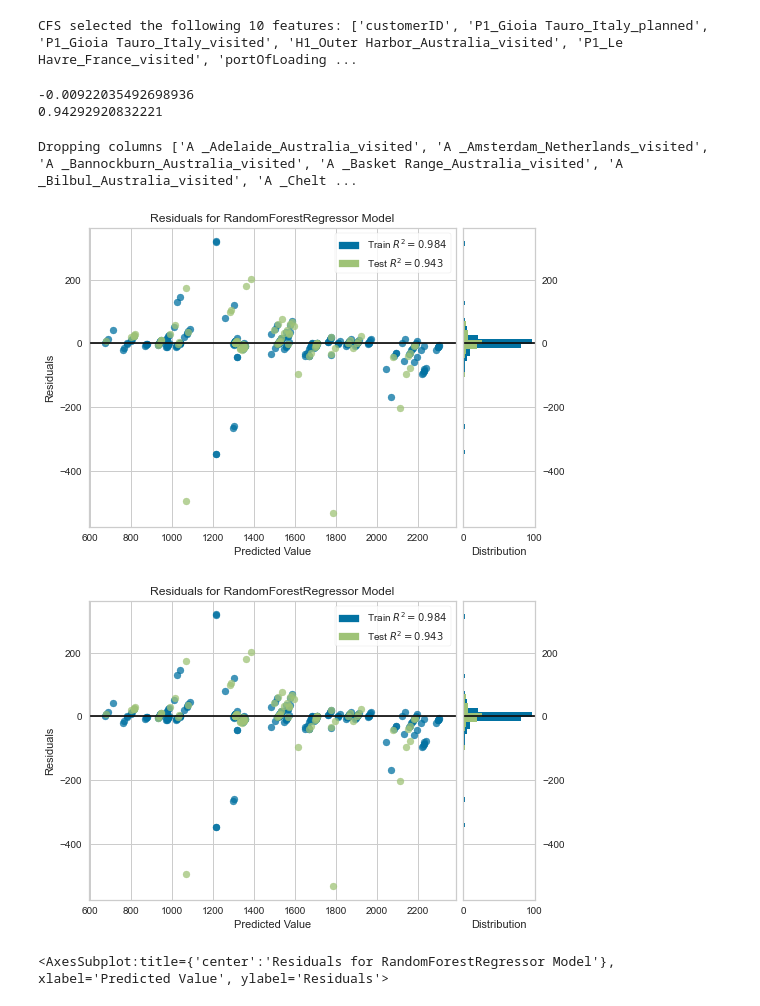
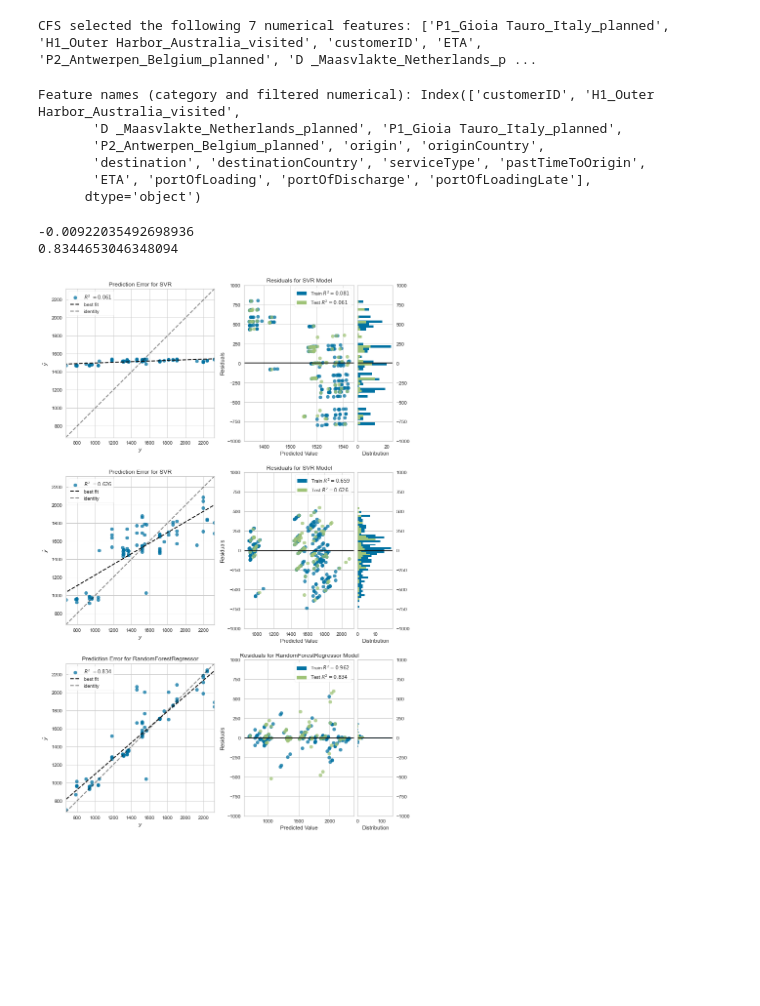
Before and after one commit to thijnalbers/ThesisCode, a Jupyter notebook: Notebook.ipynb, the cells around one changed output. Drawn from its saved outputs; the diff is of its cells as text; code cells hidden in the pictures; blank space fills up the shorter version.

Commit message:
Plot models against eachother

```diff
--- a/Notebook.ipynb
+++ b/Notebook.ipynb
@@ -205,7 +213,6 @@ from typing import List, Set
 def avg(x):
     return sum(x) / len(x)
 
-df_num = df.select_dtypes(include='number')
 f_c_matrix = corr_matrix[["ATA"]].abs().drop('ATA')
 f_f_matrix = corr_matrix.abs().drop('ATA')
 feature_names_num = df_num.drop(columns=['ATA'])
@@ -248,34 +255,33 @@ def best_first_search() -> Set[str]:
 
 
 cfs_result = list(best_first_search())
-print(f"CFS selected the following {len(cfs_result)} features: {cfs_result}")
+print(f"CFS selected the following {len(cfs_result)} numerical features: {cfs_result}")
 # %% [output]
-CFS selected the following 10 features: ['customerID', 'P1_Gioia Tauro_Italy_planned', 'P1_Gioia Tauro_Italy_visited', 'H1_Outer Harbor_Australia_visited', 'P1_Le Havre_France_visited', 'portOfLoading ...
+CFS selected the following 7 numerical features: ['P1_Gioia Tauro_Italy_planned', 'H1_Outer Harbor_Australia_visited', 'customerID', 'ETA', 'P2_Antwerpen_Belgium_planned', 'D _Maasvlakte_Netherlands_p ...
 # %%
 from sklearn.preprocessing import StandardScaler
 from sklearn.model_selection import train_test_split
 
-X = X[X.columns.intersection(cfs_result + list(df.select_dtypes(include='number').columns.values))]
+X = X[X.columns.intersection(cfs_result + list(df_cat.columns.values))]
 
 feature_names = X.columns
-
+print(f'Feature names (category and filtered numerical): {feature_names}')
 X.fillna(0, inplace=True)
 y.fillna(0, inplace=True)
 
 X_train, X_test, y_train, y_test = train_test_split(X, y,random_state=0)
+# %% [output]
+Feature names (category and filtered numerical): Index(['customerID', 'H1_Outer Harbor_Australia_visited',
+       'D _Maasvlakte_Netherlands_planned', 'P1_Gioia Tauro_Italy_planned',
+       'P2_Antwerpen_Belgium_planned', 'origin', 'originCountry',
+       'destination', 'destinationCountry', 'serviceType', 'pastTimeToOrigin',
+       'ETA', 'portOfLoading', 'portOfDischarge', 'portOfLoadingLate'],
+      dtype='object')
 # %%
 from sklearn.svm import SVR
 from sklearn.ensemble import RandomForestRegressor
 from sklearn.pipeline import make_pipeline, Pipeline
 from sklearn.metrics import mean_squared_error
-
-# import wandb
-# # from wandb.sklearn import plot_learning_curve
-
-# wandb.init(project="thesis-code")
-# regr = svm.SVR(kernel='linear')
-# regr.fit(X_train.values, y_train.values)
-# wandb.sklearn.plot_regressor(regr, X_train.values, X_test.values, y_train.values, y_test.values,  model_name='SVR')
 
 from sklearn.dummy import DummyRegressor
 
@@ -283,48 +289,29 @@ pipe_dummy = make_pipeline(StandardScaler(), DummyRegressor(strategy='mean'))
 pipe_dummy.fit(X_train, y_train)
 print(pipe_dummy.score(X_test, y_test))
 
-pipe = Pipeline([('scaler', StandardScaler()), ('forest', RandomForestRegressor())])
-pipe.fit(X_train, y_train)
-print(pipe.score(X_test, y_test))
+pipelines = [Pipeline([('scaler', StandardScaler()), ('model', m)]) for m in [SVR(kernel='rbf'), SVR(kernel='linear'), RandomForestRegressor()]]
+for pipe in pipelines:
+    pipe.fit(X_train, y_train)
+print(pipelines[-1].score(X_test, y_test))
 # %% [output]
 -0.00922035492698936
-0.94292920832221
+0.8344653046348094
-# %%
-# drop all the columns in the dataset that have only a single value
-def constant_cols(df):
-    a = df.to_numpy()
-    return (a[0] == a).all(0)
-
-cols_single_value = constant_cols(df)
-cols_to_drop = [column for (i, column) in enumerate(df.columns) if cols_single_value[i]]
-print(f'Dropping columns {cols_to_drop} because they contain only a single value')
-df = df.drop(columns=cols_to_drop)
-# %% [output]
-Dropping columns ['A _Adelaide_Australia_visited', 'A _Amsterdam_Netherlands_visited', 'A _Bannockburn_Australia_visited', 'A _Basket Range_Australia_visited', 'A _Bilbul_Australia_visited', 'A _Chelt ...
 # %%
 from yellowbrick.regressor import ResidualsPlot, PredictionError
 
-# visualizer = PredictionError(pipe['svr'])
-# visualizer.fit(pipe['scaler'].transform(X_train), y_train)
-# visualizer.score(pipe['scaler'].transform(X_test), y_test)
-# visualizer.show()
+fig, axes = plt.subplots(len(pipelines), 2, figsize=(12,20))
 
-# visualizer = ResidualsPlot(pipe['svr'])
-# visualizer.fit(pipe['scaler'].transform(X_train), y_train)
-# visualizer.score(pipe['scaler'].transform(X_test), y_test)
-# visualizer.show()
+for i, pipe in enumerate(pipelines):
+    visualizer = PredictionError(pipe['model'], ax=axes[i][0])
+    visualizer.fit(pipe['scaler'].transform(X_train), y_train)
+    visualizer.score(pipe['scaler'].transform(X_test), y_test)
+    visualizer.finalize()
 
-visualizer = ResidualsPlot(pipe['forest'])
-visualizer.fit(pipe['scaler'].transform(X_train), y_train)
-visualizer.score(pipe['scaler'].transform(X_test), y_test)
-visualizer.show()
-
-visualizer = ResidualsPlot(pipe['forest'])
-visualizer.fit(pipe['scaler'].transform(X_train), y_train)
-visualizer.score(pipe['scaler'].transform(X_test), y_test)
-visualizer.show()
+    axes[i][1].set_ylim((-1000, 1000))
+    visualizer = ResidualsPlot(pipe['model'], ax=axes[i][1])
+    visualizer.fit(pipe['scaler'].transform(X_train), y_train)
+    visualizer.score(pipe['scaler'].transform(X_test), y_test)
+    visualizer.finalize()
 # %% [output]
-[figure, old version]
+[figure, new version]
-[figure, removed]
-<AxesSubplot:title={'center':'Residuals for RandomForestRegressor Model'}, xlabel='Predicted Value', ylabel='Residuals'>
 # %%
```
Also changed, not shown: parts of 4 cells of this notebook.
